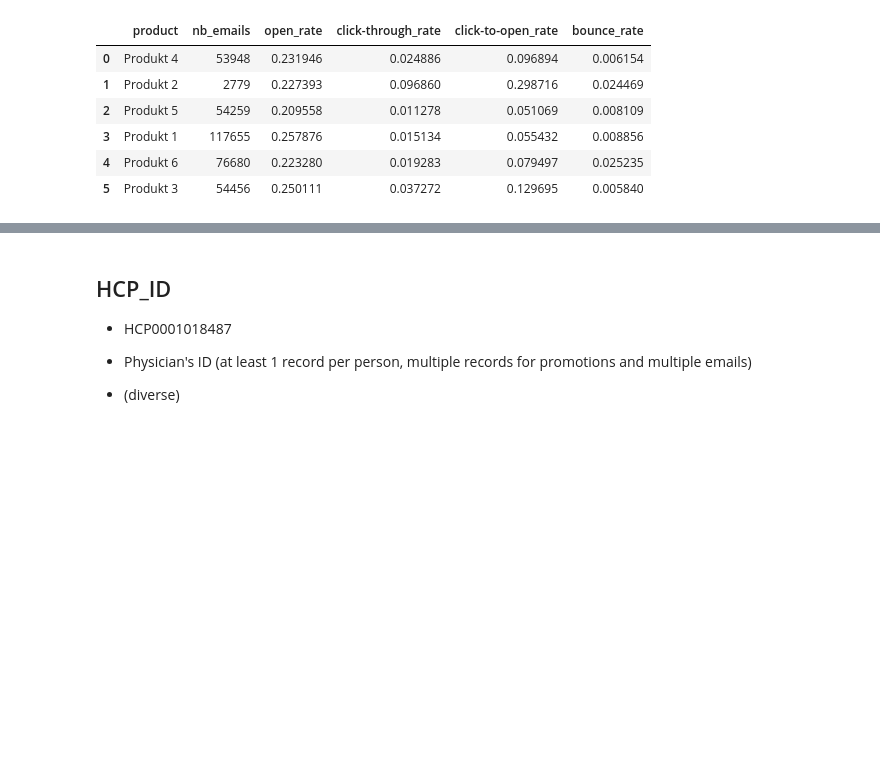
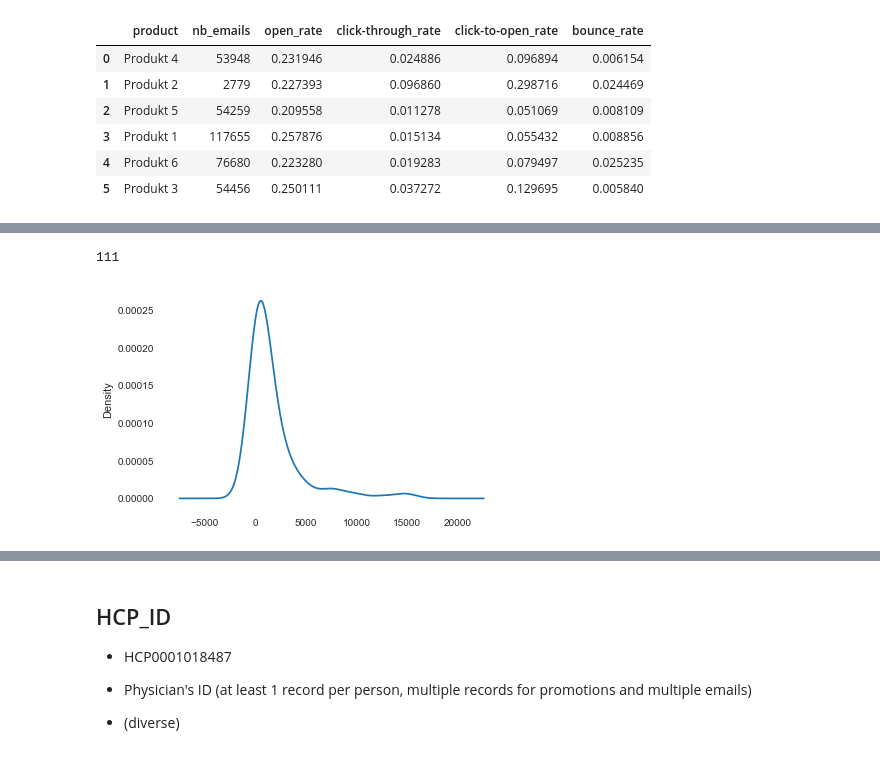
Before and after one commit to ck-unifr/analysis_email_performance, a Jupyter notebook: analysis_email_performance.ipynb, the cells around one changed output, grey strips where cells are left out. Cells and saved outputs as stored; diff of their text form; code cells hidden in the pictures; blank space fills up the shorter version.

```diff
--- a/analysis_email_performance.ipynb
+++ b/analysis_email_performance.ipynb
@@ -1757,0 +1794,8 @@ df_final
+# %%
+len(set(grouped_email['NB_HCP_ID'].values))
+# %% [output]
+111
+# %%
+ax = grouped_email['NB_HCP_ID'].plot.kde()
+# %% [output]
+[figure, added]
```
Also changed, not shown: parts of 14 cells of this notebook.
